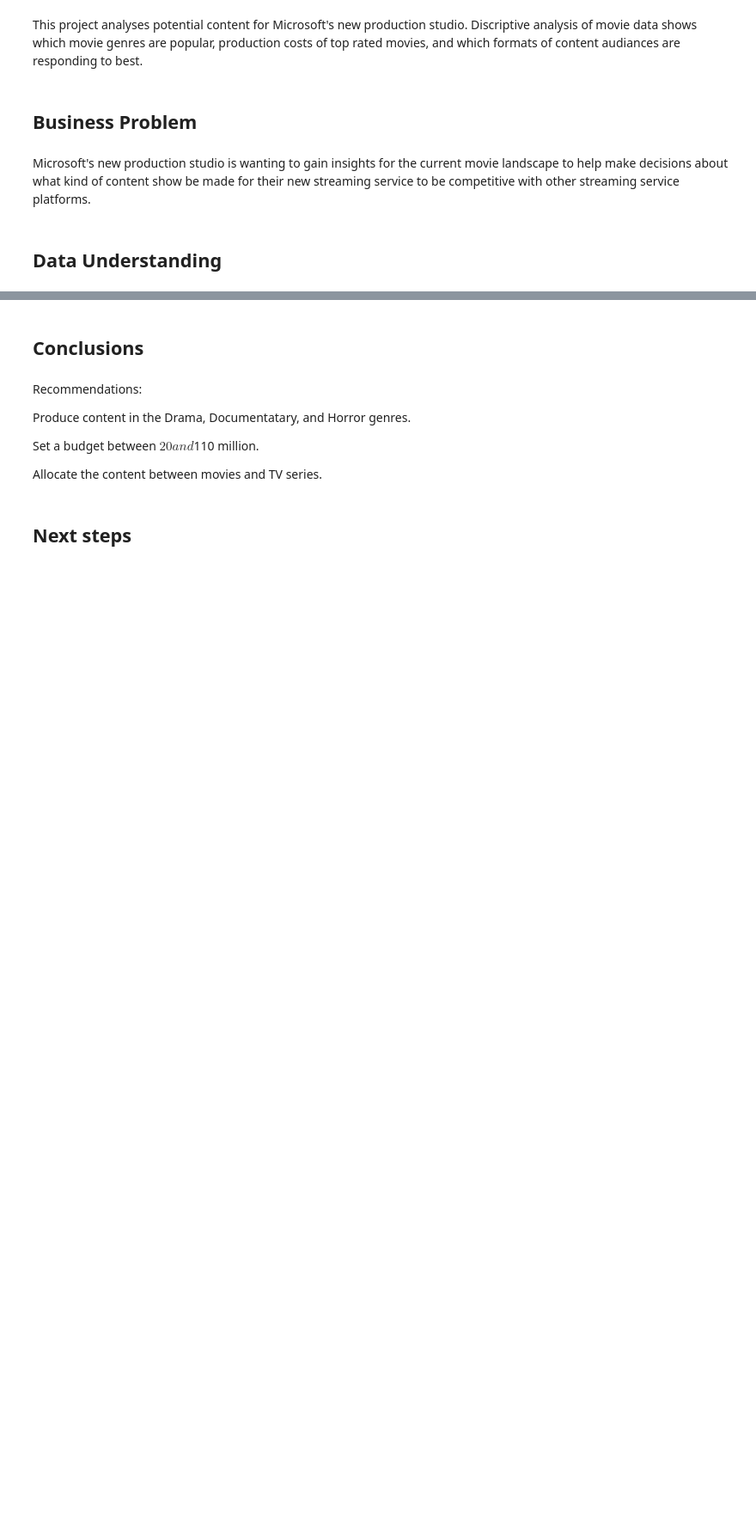
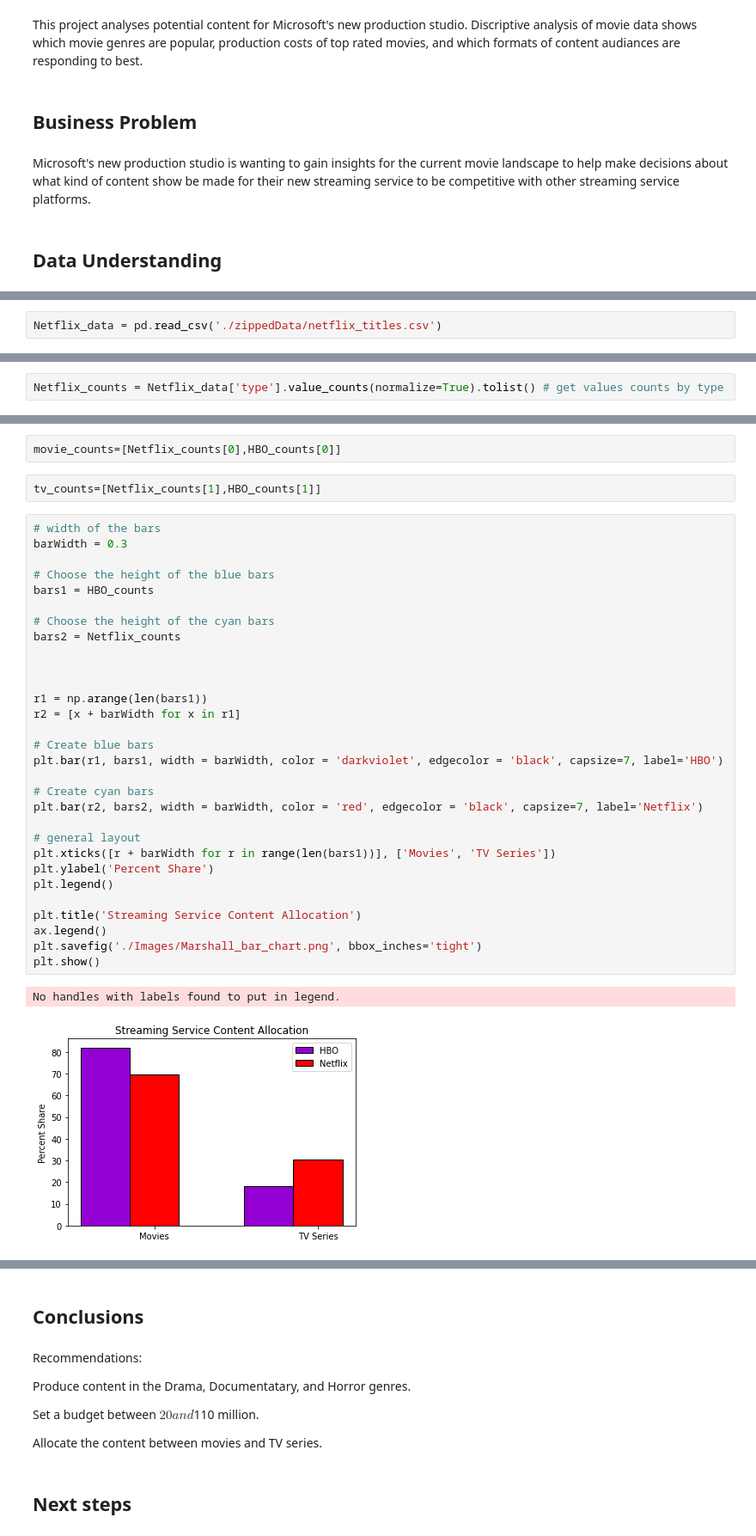
Before and after one commit to kyongminso/phase_1_project, a Jupyter notebook: Microsoft Studio Analysis.ipynb, the cells around one changed output, grey strips where cells are left out. Shown at 86% size. Saved outputs shown, nothing was run; the diff lists cells and outputs as text; blank space fills up the shorter version.

```diff
--- a/Microsoft Studio Analysis.ipynb
+++ b/Microsoft Studio Analysis.ipynb
@@ -12,0 +324,2 @@ Microsoft's new production studio is wanting to gain insights for the current mo
+# %%
+Netflix_data = pd.read_csv('./zippedData/netflix_titles.csv')
@@ -12,0 +361,2 @@ Microsoft's new production studio is wanting to gain insights for the current mo
+# %%
+Netflix_counts = Netflix_data['type'].value_counts(normalize=True).tolist() # get values counts by type
@@ -12,0 +392,37 @@ Microsoft's new production studio is wanting to gain insights for the current mo
+# %%
+movie_counts=[Netflix_counts[0],HBO_counts[0]]
+# %%
+tv_counts=[Netflix_counts[1],HBO_counts[1]]
+# %%
+# width of the bars
+barWidth = 0.3
+
+# Choose the height of the blue bars
+bars1 = HBO_counts
+
+# Choose the height of the cyan bars
+bars2 = Netflix_counts
+
+
+
+r1 = np.arange(len(bars1))
+r2 = [x + barWidth for x in r1]
+
+# Create blue bars
+plt.bar(r1, bars1, width = barWidth, color = 'darkviolet', edgecolor = 'black', capsize=7, label='HBO')
+
+# Create cyan bars
+plt.bar(r2, bars2, width = barWidth, color = 'red', edgecolor = 'black', capsize=7, label='Netflix')
+
+# general layout
+plt.xticks([r + barWidth for r in range(len(bars1))], ['Movies', 'TV Series'])
+plt.ylabel('Percent Share')
+plt.legend()
+
+plt.title('Streaming Service Content Allocation')
+ax.legend()
+plt.savefig('./Images/Marshall_bar_chart.png', bbox_inches='tight')
+plt.show()
+# %% [output]
+No handles with labels found to put in legend.
+[figure, added]
```
Also changed, not shown: parts of 120 cells of this notebook.
